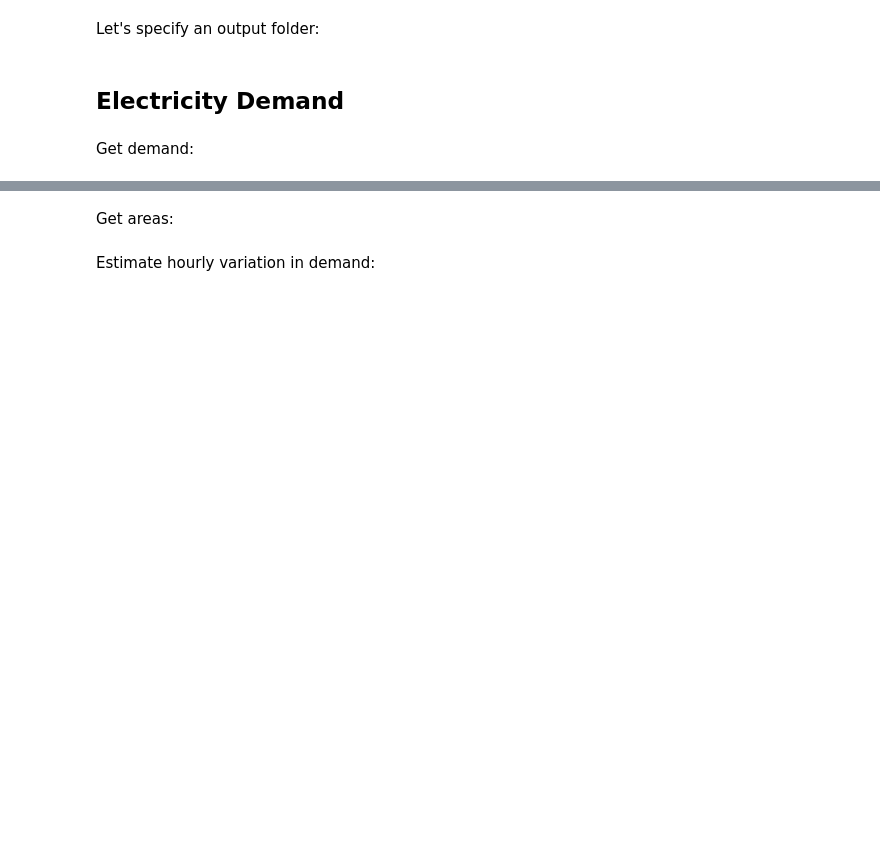
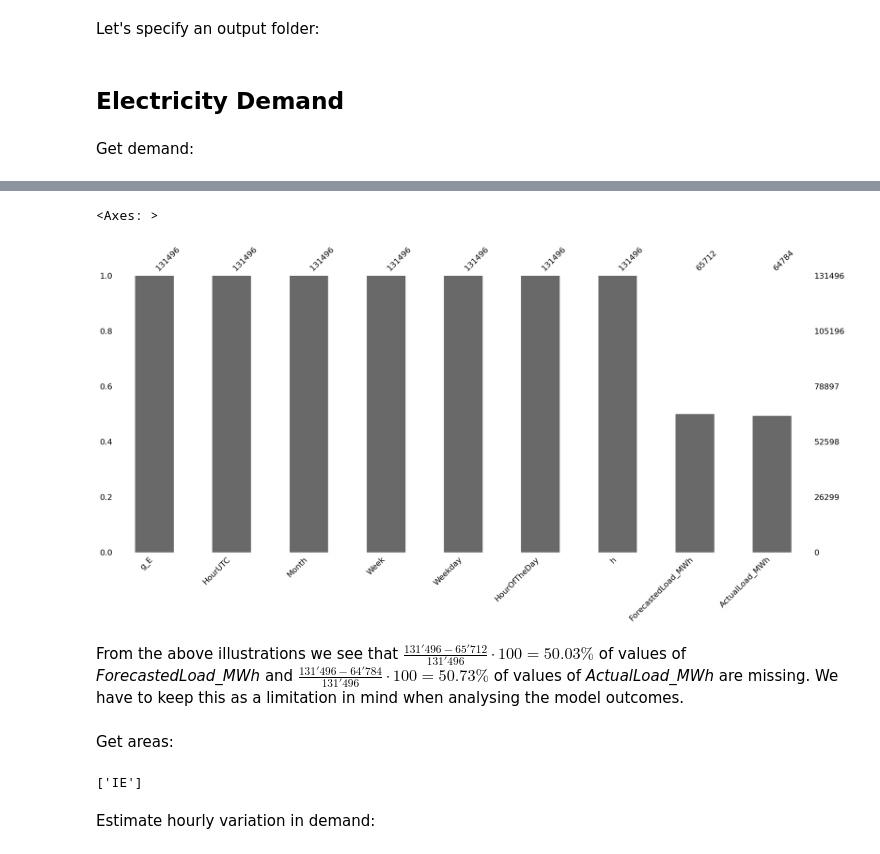
Before and after one commit to marcherger/EnergyEconGroupWork, a Jupyter notebook: DownloadDataForIE/D_MakeModelData.ipynb, the cells around one changed output, grey strips where cells are left out. Cells and saved outputs as stored; diff of their text form; code cells hidden in the pictures; blank space fills up the shorter version.

```diff
--- a/DownloadDataForIE/D_MakeModelData.ipynb
+++ b/DownloadDataForIE/D_MakeModelData.ipynb
@@ -12,4 +13,4 @@ data_dir = os.path.join(direc,'CleanedData')
 # %% [markdown]
 Get demand:
 # %%
-df_demand = pd.read_pickle(os.path.join(data_dir,'Load_DK1DK2_2022'))
+df_demand = pd.read_pickle(os.path.join(data_dir,'Load_IE_2008_2022'))
@@ -16,7 +38,18 @@ df_demand = pd.read_pickle(os.path.join(data_dir,'Load_DK1DK2_2022'))
+# %%
+msno.bar(df_demand)
+# %% [output]
+<Axes: >
+[figure, added]
+# %% [markdown]
+From the above illustrations we see that $\frac{131'496-65'712}{131'496} \cdot 100 = 50.03 \%$ of values of *ForecastedLoad_MWh* and $\frac{131'496-64'784}{131'496} \cdot 100 = 50.73 \%$ of values of *ActualLoad_MWh* are missing. We have to keep this as a limitation in mind when analysing the model outcomes.
 # %% [markdown]
 Get areas:
 # %%
 g_area = df_demand['g_E'].unique().tolist()
+# %%
+print(g_area)
+# %% [output]
+['IE']
 # %% [markdown]
 Estimate hourly variation in demand:
 # %%
```
Also changed, not shown: parts of 7 cells of this notebook.
